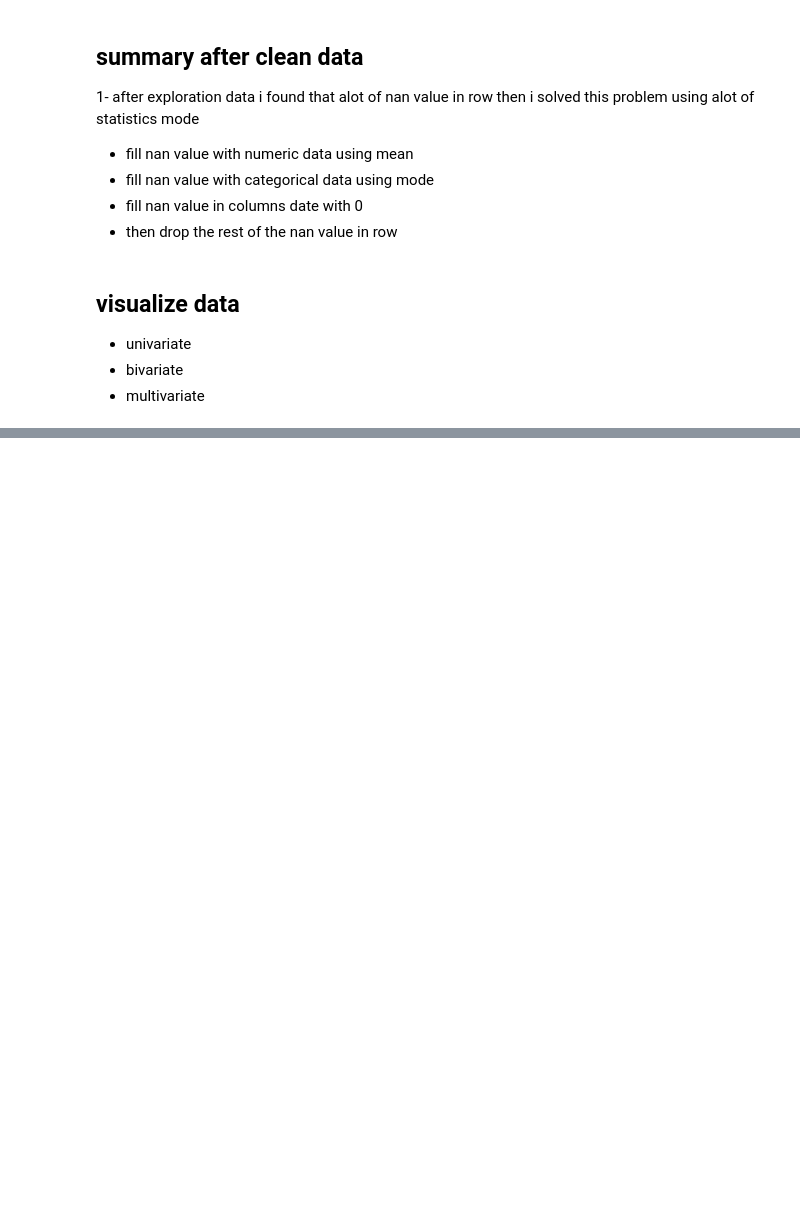
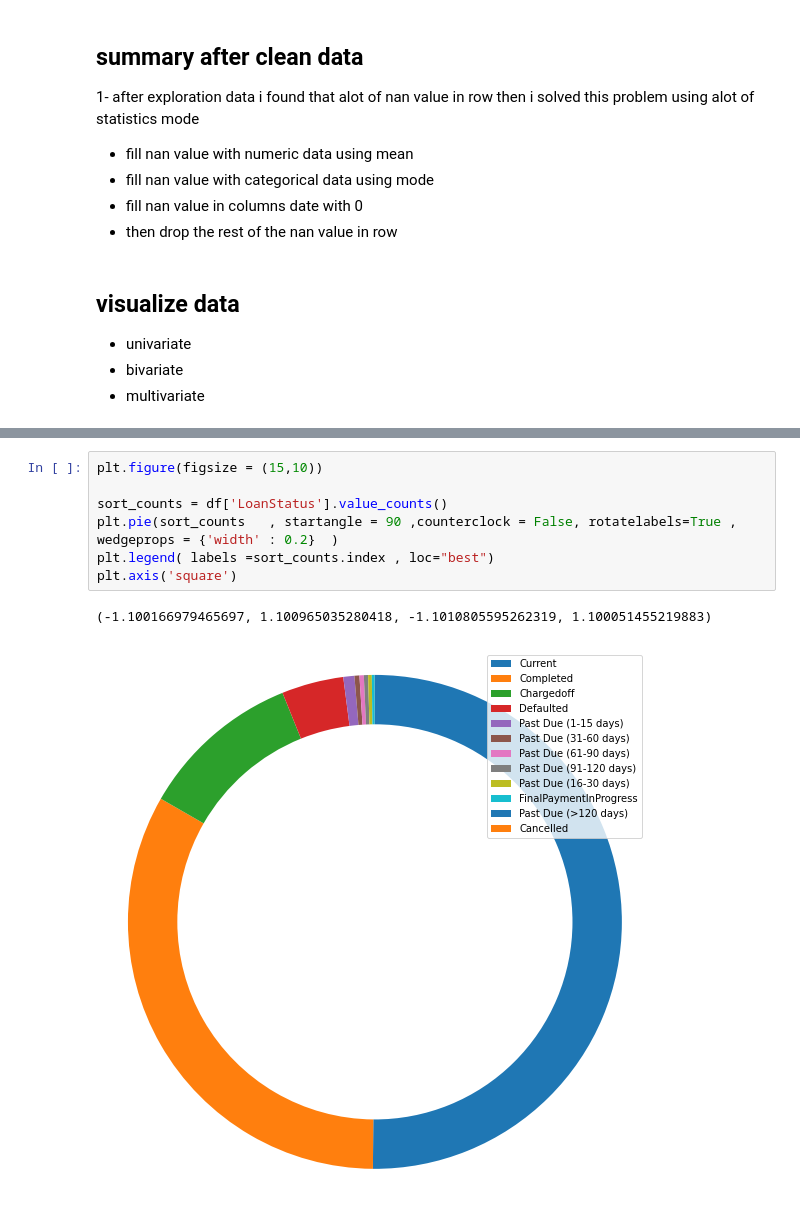
Before and after one commit to ahmed-hassan1997/Data-Analysis-Visualization, a Jupyter notebook: data_visualization.ipynb, the cells around one changed output, grey strips where cells are left out. Cells and saved outputs as stored; diff of their text form; blank space fills up the shorter version.

```diff
--- a/data_visualization.ipynb
+++ b/data_visualization.ipynb
@@ -202,0 +238,10 @@ df.head()
+# %%
+plt.figure(figsize = (15,10))
+
+sort_counts = df['LoanStatus'].value_counts()
+plt.pie(sort_counts   , startangle = 90 ,counterclock = False, rotatelabels=True , wedgeprops = {'width' : 0.2}  )
+plt.legend( labels =sort_counts.index , loc="best")
+plt.axis('square')
+# %% [output]
+(-1.100166979465697, 1.100965035280418, -1.1010805595262319, 1.100051455219883)
+[figure, added]
```
Also changed, not shown: parts of 9 cells of this notebook.
